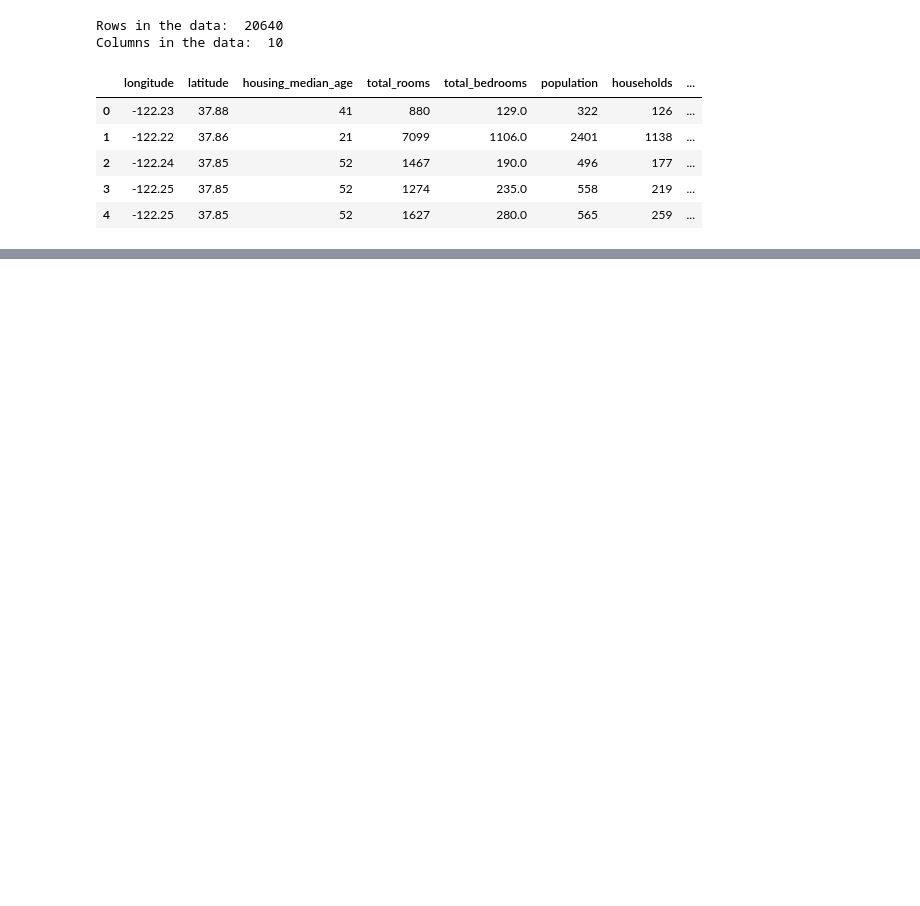
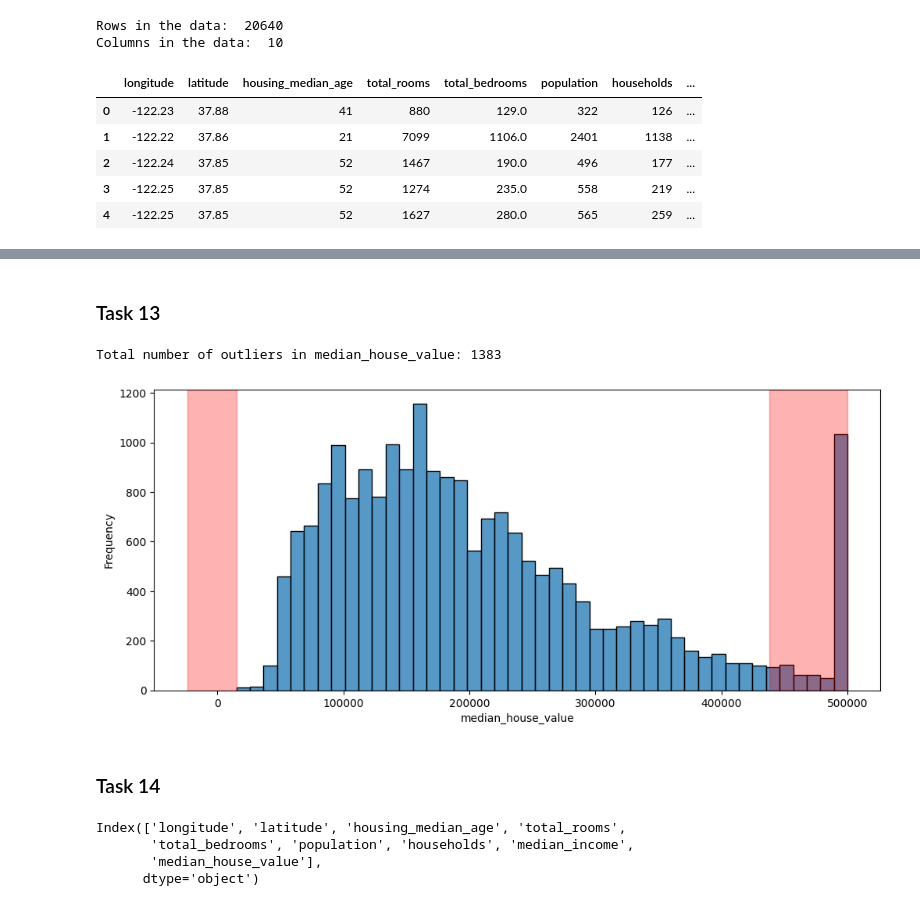
Before and after one commit to zoddtheimmortal/ml-assignments, a Jupyter notebook: a1/main.ipynb, the cells around one changed output, grey strips where cells are left out. Cells and saved outputs as stored; diff of their text form; code cells hidden in the pictures; blank space fills up the shorter version.

```diff
--- a/a1/main.ipynb
+++ b/a1/main.ipynb
@@ -66,0 +77,32 @@ desc_table
+# %% [markdown]
+### Task 13
+# %%
+# Task 13
+def visualize_outlier(col):
+    mean = df[col].mean()
+    std_dev = df[col].std()
+
+    lower_bound = mean - 2 * std_dev
+    upper_bound = mean + 2 * std_dev
+
+    outliers = df[(df[col] < lower_bound) | (df[col] > upper_bound)]
+
+    print(f'Total number of outliers in {col}: {outliers.shape[0]}')
+
+    plt.figure(figsize=(12, 5))
+    sns.histplot(df[col], bins=45)
+
+    plt.axvspan(df[col].min(), lower_bound, color='red', alpha=0.3)
+    plt.axvspan(upper_bound, df[col].max(), color='red', alpha=0.3)
+
+    plt.xlabel(col)
+    plt.ylabel('Frequency')
+
+    plt.show()
+
+visualize_outlier('median_house_value')
+# %% [output]
+Total number of outliers in median_house_value: 1383
+[figure, added]
+# %% [markdown]
+### Task 14
@@ -66,0 +111,12 @@ desc_table
+# %%
+numerical_features=df.select_dtypes(include=[np.number]).columns
+print(numerical_features)
+
+def scaler(df, numerical_features, scaler):
+    scaled_df = pd.DataFrame(scaler.fit_transform(df[numerical_features]), columns=numerical_features)
+    return scaled_df
+# %% [output]
+Index(['longitude', 'latitude', 'housing_median_age', 'total_rooms',
+       'total_bedrooms', 'population', 'households', 'median_income',
+       'median_house_value'],
+      dtype='object')
```
Also changed, not shown: parts of 9 cells of this notebook, 2 other files.
